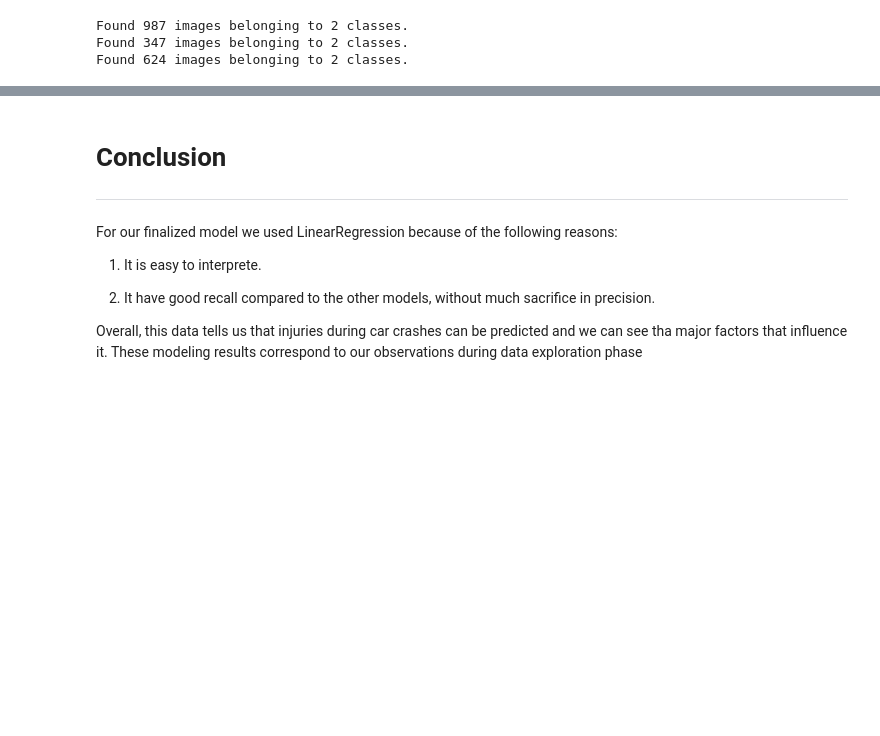
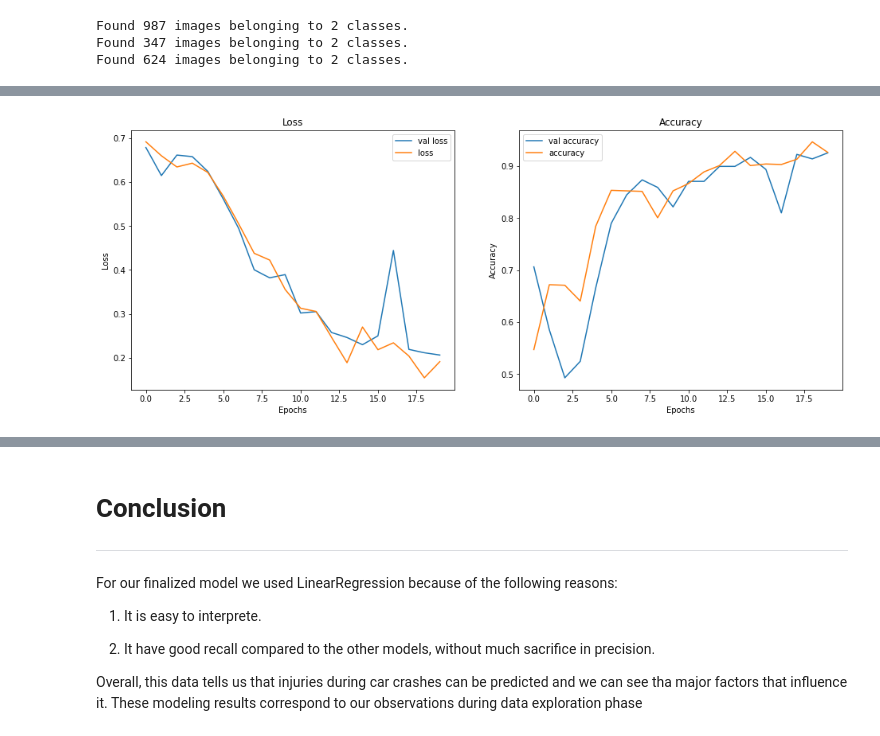
Before and after one commit to 314ka4y/Image_classification, a Jupyter notebook: Project_classification.ipynb, the cells around one changed output, grey strips where cells are left out. Drawn from its saved outputs; the diff is of its cells as text; code cells hidden in the pictures; blank space fills up the shorter version.

Commit message:
4 models

```diff
--- a/Project_classification.ipynb
+++ b/Project_classification.ipynb
@@ -286,0 +293,19 @@ There are 390 pneumonia images in the test set
+# %%
+def visualize_training_results(results):
+    fig, (left, right) = plt.subplots(1,2, figsize = (16,6))
+    history = results.history
+    left.plot(history['val_loss'], label = "val loss")
+    left.plot(history['loss'], label = "loss")
+    left.set_title('Loss')
+    left.set_xlabel('Epochs')
+    left.set_ylabel('Loss')
+    left.legend()
+
+    right.plot(history['val_accuracy'], label = "val accuracy")
+    right.plot(history['accuracy'], label = "accuracy")
+    right.set_title('Accuracy')
+    right.set_xlabel('Epochs')
+    right.set_ylabel('Accuracy')
+    right.legend()
+
+    plt.show()
@@ -287,20 +331,20 @@ There are 390 pneumonia images in the test set
 # %% [markdown]
 ### Use a densely connected network as a baseline
 # %%
-# get all the data in the directory split/train (987 images), and reshape them
+# get all the data in the directory split/train, and reshape them
 train_generator = ImageDataGenerator(rescale=1./255).flow_from_directory(
         train_folder,
-        target_size=(299, 299), batch_size=987)
+        target_size=(64, 64), batch_size= train_img_number)
 
-# get all the data in the directory split/validation (347 images), and reshape them
+# get all the data in the directory split/validation, and reshape them
 val_generator = ImageDataGenerator(rescale=1./255).flow_from_directory(
         val_folder,
-        target_size=(299, 299), batch_size = 347)
+        target_size=(64, 64), batch_size = val_img_number)
 
-# get all the data in the directory split/test (624 images), and reshape them
+# get all the data in the directory split/test, and reshape them
 test_generator = ImageDataGenerator(rescale=1./255).flow_from_directory(
         test_folder,
-        target_size=(299, 299), batch_size = 624)
+        target_size=(64, 64), batch_size = test_img_number)
 # %% [output]
 Found 987 images belonging to 2 classes.
 Found 347 images belonging to 2 classes.
@@ -352,11 +396,10 @@ train_y = np.reshape(train_labels[:,0], (train_img_number,1))
 test_y = np.reshape(test_labels[:,0], (test_img_number,1))
 val_y = np.reshape(val_labels[:,0], (val_img_number,1))
 # %%
-from keras import models
-from keras import layers
+
 np.random.seed(123)
 model = models.Sequential()
-model.add(layers.Dense(100, activation='relu', input_shape=(train_img.shape[1],))) # 2 hidden layers
+model.add(layers.Dense(50, activation='relu', input_shape=(train_img.shape[1],))) # 2 hidden layers
 model.add(layers.Dense(25, activation='relu'))
 model.add(layers.Dense(10, activation='relu'))
 model.add(layers.Dense(1, activation='sigmoid'))
@@ -365,9 +408,9 @@ model.compile(optimizer='sgd',
               loss='binary_crossentropy',
               metrics=['accuracy'])
 
-histoire = model.fit(train_img,
+history_base = model.fit(train_img,
                     train_y,
-                    epochs=10,
+                    epochs=20,
                     batch_size=32,
                     validation_data=(val_img, val_y))
 # %% [output]
@@ -393,0 +442,4 @@ Epoch 10/10
+# %%
+visualize_training_results(history_base)
+# %% [output]
+[figure, added]
```
Also changed, not shown: parts of 44 cells of this notebook.
